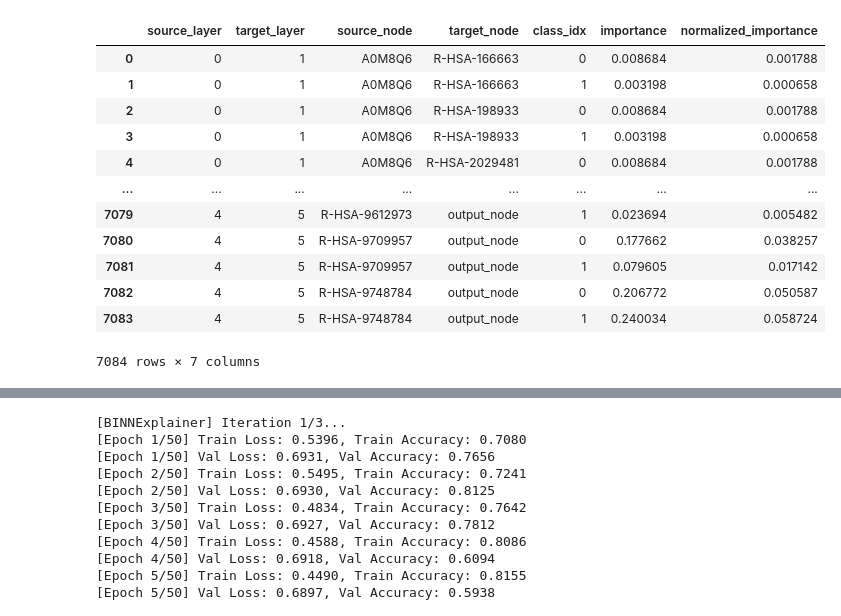
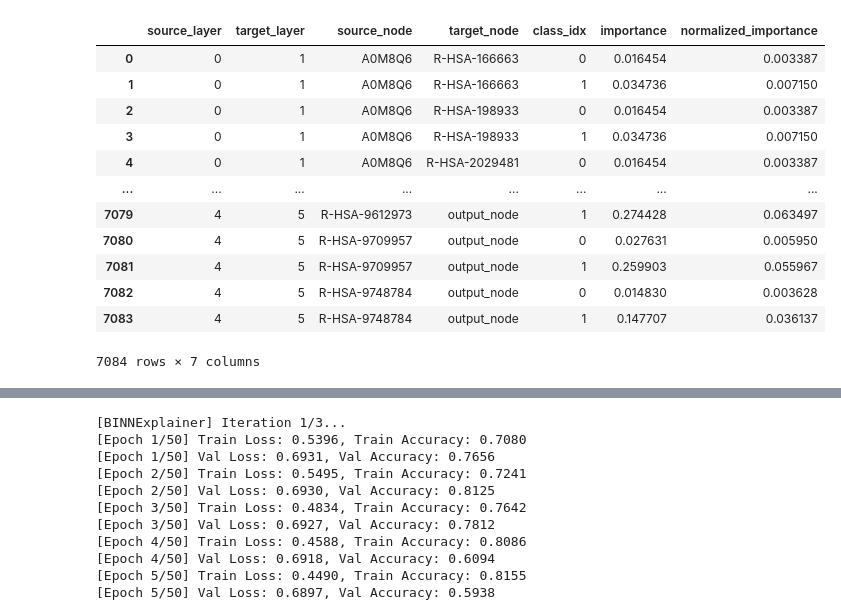
Before and after one commit to InfectionMedicineProteomics/BINN, a Jupyter notebook: docs/shap_example.ipynb, the cells around one changed output, grey strips where cells are left out. Drawn from its saved outputs; the diff is of its cells as text; code cells hidden in the pictures.

```diff
--- a/docs/shap_example.ipynb
+++ b/docs/shap_example.ipynb
@@ -20,16 +20,18 @@ dataloaders = binn_dataloader.create_dataloaders(
     group_column="group",
     sample_column="sample",
     batch_size=32,
-    validation_split=0.2,
+    validation_split=0.3,
 )
 # Train the model
 trainer = BINNTrainer(binn)
-trainer.fit(dataloaders=dataloaders, num_epochs=100)
+trainer.fit(dataloaders=dataloaders, num_epochs=500)
 
 # Explain the model
 explainer = BINNExplainer(binn)
-single_explanations = explainer.explain_single(dataloaders, split="val", normalization_method="subgraph")
-single_explanations
+explanations = explainer.explain_single(
+    dataloaders
+)
+explanations
 # %% [output]
 [INFO] BINN is on device: cpu
 Mapping group labels: {np.int64(1): 0, np.int64(2): 1}
@@ -51,15 +53,15 @@ Mapping group labels: {np.int64(1): 0, np.int64(2): 1}
 |  | source_layer | target_layer | source_node | target_node | class_idx | importance | normalized_importance |
-| 0 | 0 | 1 | A0M8Q6 | R-HSA-166663 | 0 | 0.008684 | 0.001788 |
-| 1 | 0 | 1 | A0M8Q6 | R-HSA-166663 | 1 | 0.003198 | 0.000658 |
-| 2 | 0 | 1 | A0M8Q6 | R-HSA-198933 | 0 | 0.008684 | 0.001788 |
-| 3 | 0 | 1 | A0M8Q6 | R-HSA-198933 | 1 | 0.003198 | 0.000658 |
-| 4 | 0 | 1 | A0M8Q6 | R-HSA-2029481 | 0 | 0.008684 | 0.001788 |
+| 0 | 0 | 1 | A0M8Q6 | R-HSA-166663 | 0 | 0.016454 | 0.003387 |
+| 1 | 0 | 1 | A0M8Q6 | R-HSA-166663 | 1 | 0.034736 | 0.007150 |
+| 2 | 0 | 1 | A0M8Q6 | R-HSA-198933 | 0 | 0.016454 | 0.003387 |
+| 3 | 0 | 1 | A0M8Q6 | R-HSA-198933 | 1 | 0.034736 | 0.007150 |
+| 4 | 0 | 1 | A0M8Q6 | R-HSA-2029481 | 0 | 0.016454 | 0.003387 |
 | ... | ... | ... | ... | ... | ... | ... | ... |
-| 7079 | 4 | 5 | R-HSA-9612973 | output_node | 1 | 0.023694 | 0.005482 |
-| 7080 | 4 | 5 | R-HSA-9709957 | output_node | 0 | 0.177662 | 0.038257 |
-| 7081 | 4 | 5 | R-HSA-9709957 | output_node | 1 | 0.079605 | 0.017142 |
-| 7082 | 4 | 5 | R-HSA-9748784 | output_node | 0 | 0.206772 | 0.050587 |
-| 7083 | 4 | 5 | R-HSA-9748784 | output_node | 1 | 0.240034 | 0.058724 |
+| 7079 | 4 | 5 | R-HSA-9612973 | output_node | 1 | 0.274428 | 0.063497 |
+| 7080 | 4 | 5 | R-HSA-9709957 | output_node | 0 | 0.027631 | 0.005950 |
+| 7081 | 4 | 5 | R-HSA-9709957 | output_node | 1 | 0.259903 | 0.055967 |
+| 7082 | 4 | 5 | R-HSA-9748784 | output_node | 0 | 0.014830 | 0.003628 |
+| 7083 | 4 | 5 | R-HSA-9748784 | output_node | 1 | 0.147707 | 0.036137 |
 7084 rows × 7 columns
 # %%
 from binn.plot.network import visualize_binn
```
Also changed, not shown: parts of 3 cells of this notebook, 14 other files.
